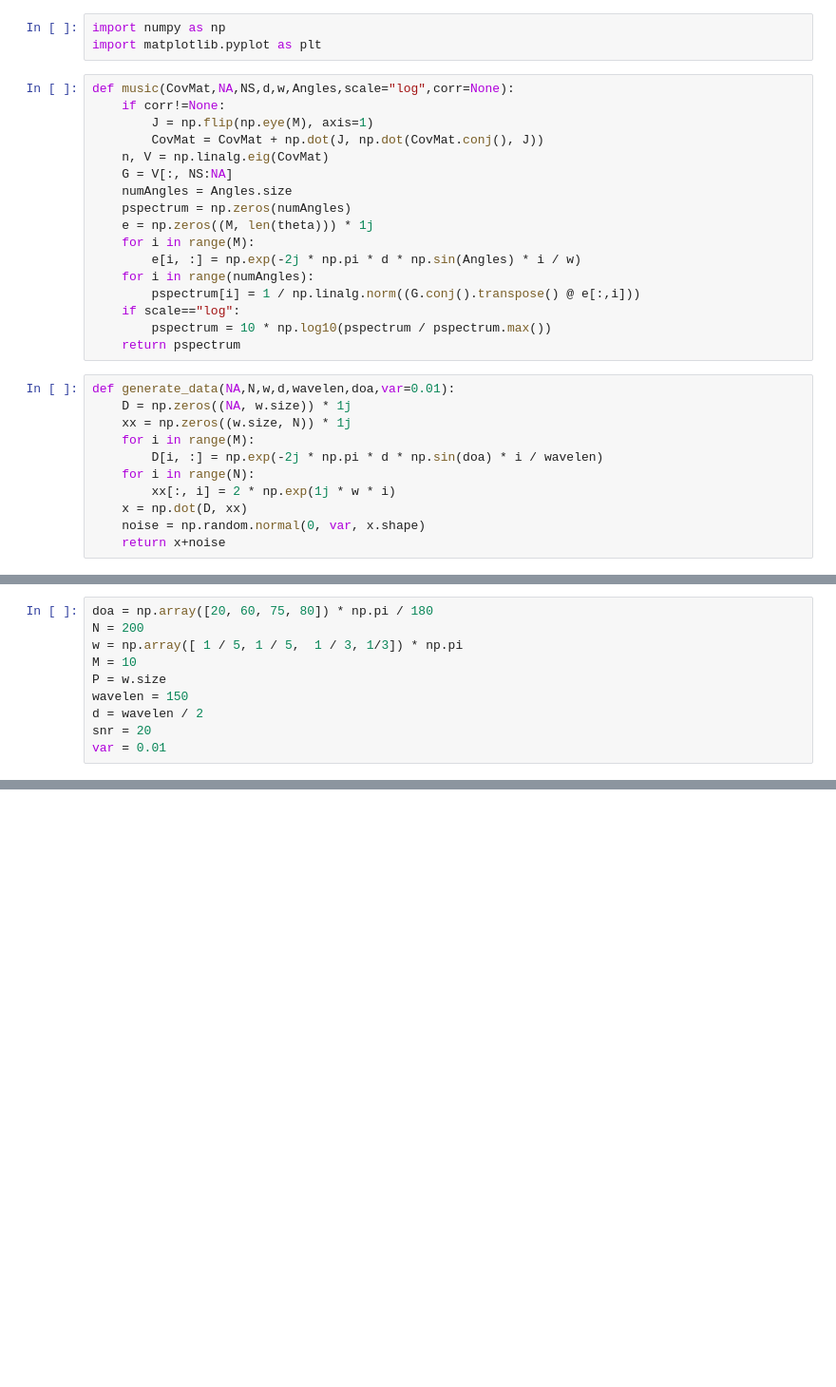
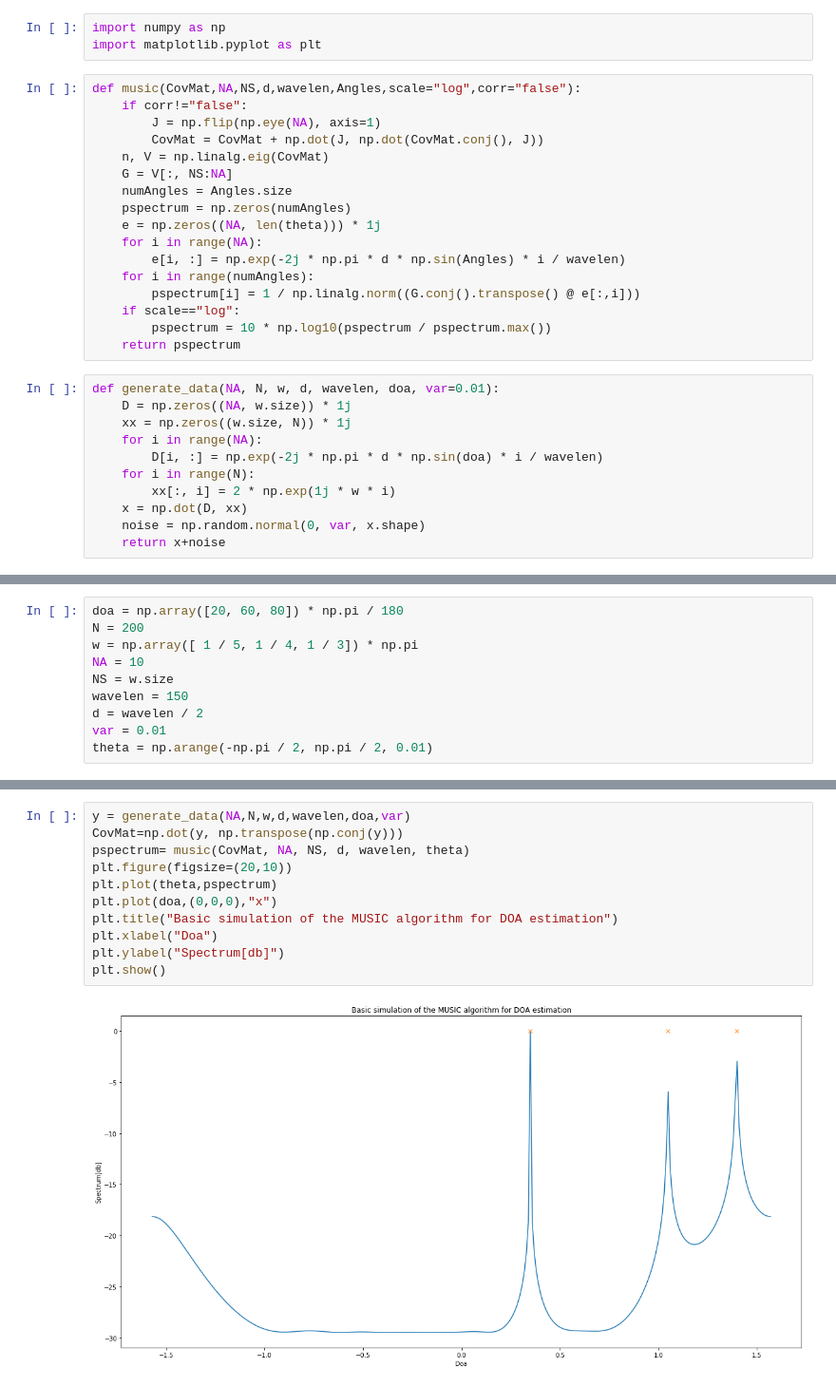
Before and after one commit to rayandaod/MUSIC_for_DOA, a Jupyter notebook: notebooks/msc.ipynb, the cells around one changed output, grey strips where cells are left out. Shown at 95% size. Saved outputs shown, nothing was run; the diff lists cells and outputs as text; blank space fills up the shorter version.

```diff
--- a/notebooks/msc.ipynb
+++ b/notebooks/msc.ipynb
@@ -2,27 +2,27 @@
 import numpy as np
 import matplotlib.pyplot as plt
 # %%
-def music(CovMat,NA,NS,d,w,Angles,scale="log",corr=None):
-    if corr!=None:
-        J = np.flip(np.eye(M), axis=1)
+def music(CovMat,NA,NS,d,wavelen,Angles,scale="log",corr="false"):
+    if corr!="false":
+        J = np.flip(np.eye(NA), axis=1)
         CovMat = CovMat + np.dot(J, np.dot(CovMat.conj(), J))
     n, V = np.linalg.eig(CovMat)
     G = V[:, NS:NA]
     numAngles = Angles.size
     pspectrum = np.zeros(numAngles)
-    e = np.zeros((M, len(theta))) * 1j
-    for i in range(M):
-        e[i, :] = np.exp(-2j * np.pi * d * np.sin(Angles) * i / w)
+    e = np.zeros((NA, len(theta))) * 1j
+    for i in range(NA):
+        e[i, :] = np.exp(-2j * np.pi * d * np.sin(Angles) * i / wavelen)
     for i in range(numAngles):
         pspectrum[i] = 1 / np.linalg.norm((G.conj().transpose() @ e[:,i]))
     if scale=="log":
         pspectrum = 10 * np.log10(pspectrum / pspectrum.max())
     return pspectrum
 # %%
-def generate_data(NA,N,w,d,wavelen,doa,var=0.01):
+def generate_data(NA, N, w, d, wavelen, doa, var=0.01):
     D = np.zeros((NA, w.size)) * 1j
     xx = np.zeros((w.size, N)) * 1j
-    for i in range(M):
+    for i in range(NA):
         D[i, :] = np.exp(-2j * np.pi * d * np.sin(doa) * i / wavelen)
     for i in range(N):
         xx[:, i] = 2 * np.exp(1j * w * i)
@@ -40,10 +32,10 @@ def plot(psin,theta,sp=None,title="Music"):
 # %%
-doa = np.array([20, 60, 75, 80]) * np.pi / 180
+doa = np.array([20, 60, 80]) * np.pi / 180
 N = 200
-w = np.array([ 1 / 5, 1 / 5,  1 / 3, 1/3]) * np.pi
-M = 10
-P = w.size
+w = np.array([ 1 / 5, 1 / 4, 1 / 3]) * np.pi
+NA = 10
+NS = w.size
 wavelen = 150
 d = wavelen / 2
-snr = 20
 var = 0.01
+theta = np.arange(-np.pi / 2, np.pi / 2, 0.01)
@@ -62,0 +44,13 @@ plt.show()
+# %%
+y = generate_data(NA,N,w,d,wavelen,doa,var)
+CovMat=np.dot(y, np.transpose(np.conj(y)))
+pspectrum= music(CovMat, NA, NS, d, wavelen, theta)
+plt.figure(figsize=(20,10))
+plt.plot(theta,pspectrum)
+plt.plot(doa,(0,0,0),"x")
+plt.title("Basic simulation of the MUSIC algorithm for DOA estimation")
+plt.xlabel("Doa")
+plt.ylabel("Spectrum[db]")
+plt.show()
+# %% [output]
+[figure, added]
```
Also changed, not shown: parts of 15 cells of this notebook.
